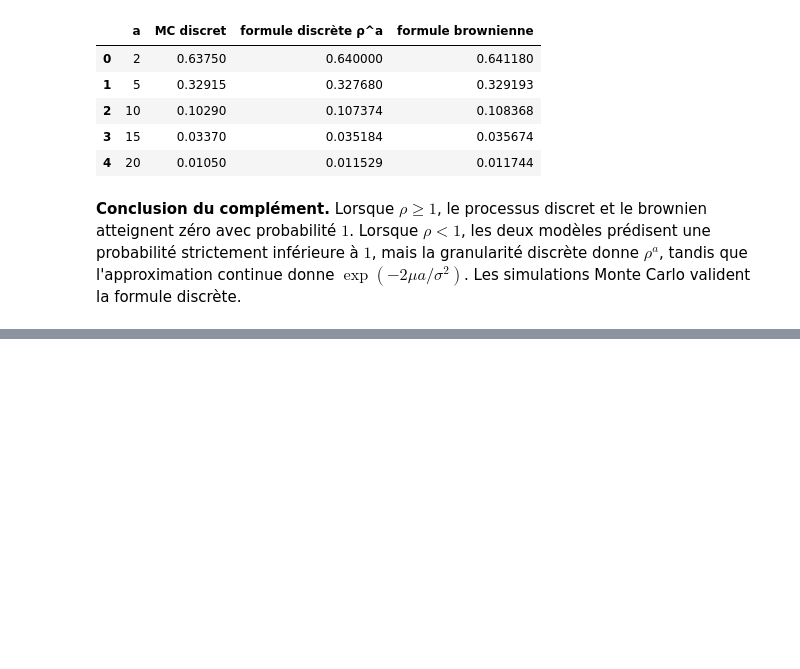
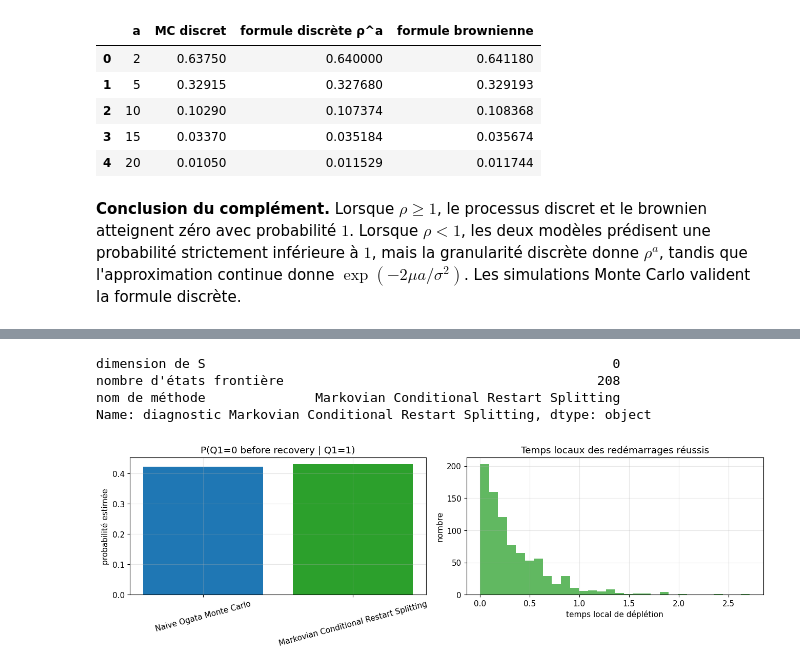
Before and after one commit to ApolloHong/Modal_Order_Book, a Jupyter notebook: nb1_123_files_poisson_independantes.ipynb, the cells around one changed output, grey strips where cells are left out. Cells and saved outputs as stored; diff of their text form; code cells hidden in the pictures; blank space fills up the shorter version.

```diff
--- a/nb1_123_files_poisson_independantes.ipynb
+++ b/nb1_123_files_poisson_independantes.ipynb
@@ -716,0 +674,71 @@ print("Diagnostics AMS:", ams_rare["result"].diagnostics.get("warnings", []))
+# %%
+from model import IndependentPoissonSimulator, collect_boundary_states, summarize_conditional_S
+from model.analysis import (
+    run_markovian_conditional_restart_splitting,
+    run_naive_boundary_mc_comparison,
+    compare_restart_results,
+)
+
+MCRS_Q0 = 6
+MCRS_T = 25.0
+MCRS_LOCAL_T = 8.0
+MCRS_N_BOUNDARY = 800
+MCRS_N_RESTARTS = 2_000
+MCRS_LAMBDA_PLUS = 1.5
+MCRS_LAMBDA_MINUS = 1.2
+
+poisson_restart_simulator = IndependentPoissonSimulator(
+    lambda_plus=MCRS_LAMBDA_PLUS,
+    lambda_minus=MCRS_LAMBDA_MINUS,
+)
+
+naive_poisson = run_naive_boundary_mc_comparison(
+    simulator=poisson_restart_simulator,
+    initial_state=[MCRS_Q0],
+    queue_index=1,
+    horizon=MCRS_T,
+    n_paths=MCRS_N_BOUNDARY,
+    horizon_local=MCRS_LOCAL_T,
+    seed=SEED,
+)
+
+mcrs_poisson = run_markovian_conditional_restart_splitting(
+    simulator=poisson_restart_simulator,
+    initial_state=[MCRS_Q0],
+    queue_index=1,
+    horizon=MCRS_T,
+    n_boundary_paths=MCRS_N_BOUNDARY,
+    horizon_local=MCRS_LOCAL_T,
+    n_restarts=MCRS_N_RESTARTS,
+    seed=SEED + 1,
+)
+
+comparison_mcrs_poisson = compare_restart_results([naive_poisson, mcrs_poisson])
+display(comparison_mcrs_poisson)
+
+S_summary_poisson = summarize_conditional_S(
+    mcrs_poisson["boundary_sample"].S_samples,
+    mcrs_poisson["boundary_sample"].metadata["S_component_names"],
+)
+display(pd.Series({
+    "dimension de S": mcrs_poisson["boundary_sample"].S_samples.shape[1],
+    "nombre d'états frontière": mcrs_poisson["n_boundary_samples"],
+    "nom de méthode": mcrs_poisson["method"],
+}, name="diagnostic Markovian Conditional Restart Splitting"))
+
+fig, axes = plt.subplots(1, 2, figsize=(13, 4), layout="constrained")
+axes[0].bar(comparison_mcrs_poisson["method"], comparison_mcrs_poisson["probability"], color=["tab:blue", "tab:green"])
+axes[0].set_ylabel("probabilité estimée")
+axes[0].set_title("P(Q1=0 before recovery | Q1=1)")
+axes[0].tick_params(axis="x", rotation=15)
+
+hit_times = mcrs_poisson["result"].hitting_times
+if len(hit_times):
+    axes[1].hist(hit_times, bins=30, alpha=0.75, color="tab:green")
+axes[1].set_xlabel("temps local de déplétion")
+axes[1].set_ylabel("nombre")
+axes[1].set_title("Temps locaux des redémarrages réussis")
+plt.show()
+
+S_summary_poisson
+# %% [output]
@@ -716,0 +748,5 @@ print("Diagnostics AMS:", ams_rare["result"].diagnostics.get("warnings", []))
+dimension de S                                                    0
+nombre d'états frontière                                        208
+nom de méthode              Markovian Conditional Restart Splitting
+Name: diagnostic Markovian Conditional Restart Splitting, dtype: object
+[figure, added]
```
Also changed, not shown: parts of 4 cells of this notebook, 11 other files.
